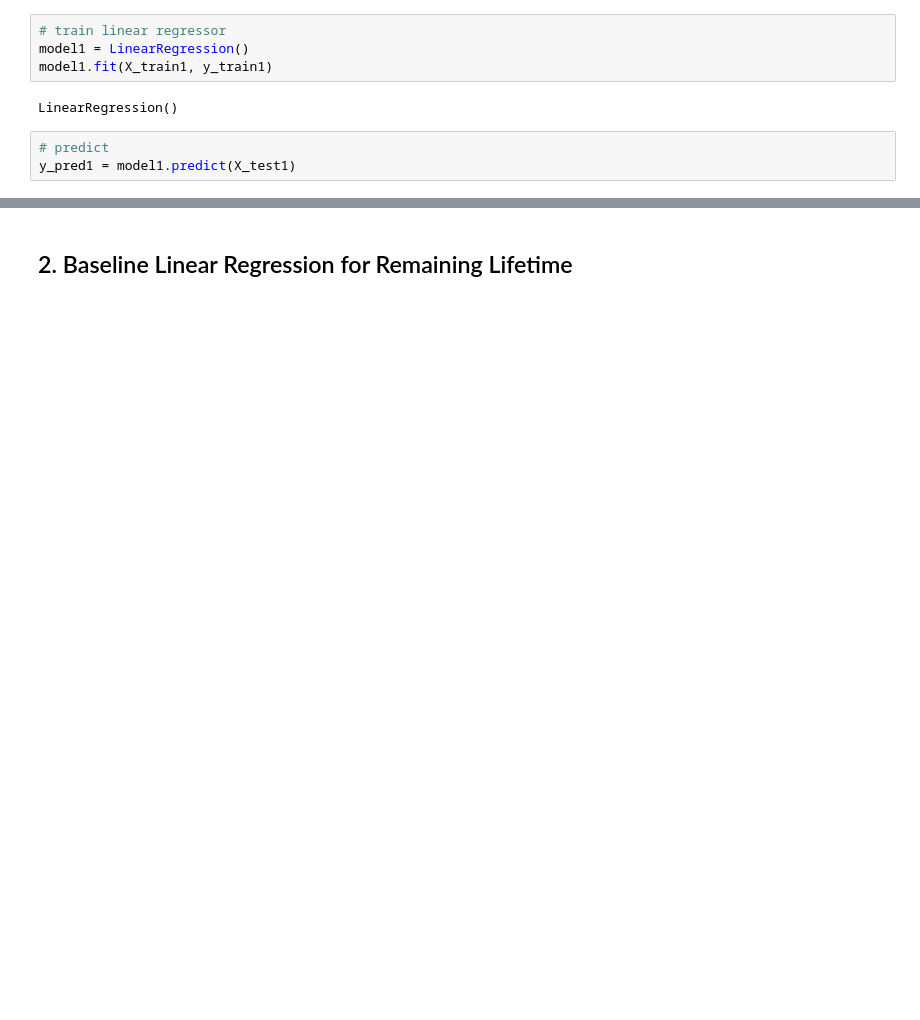
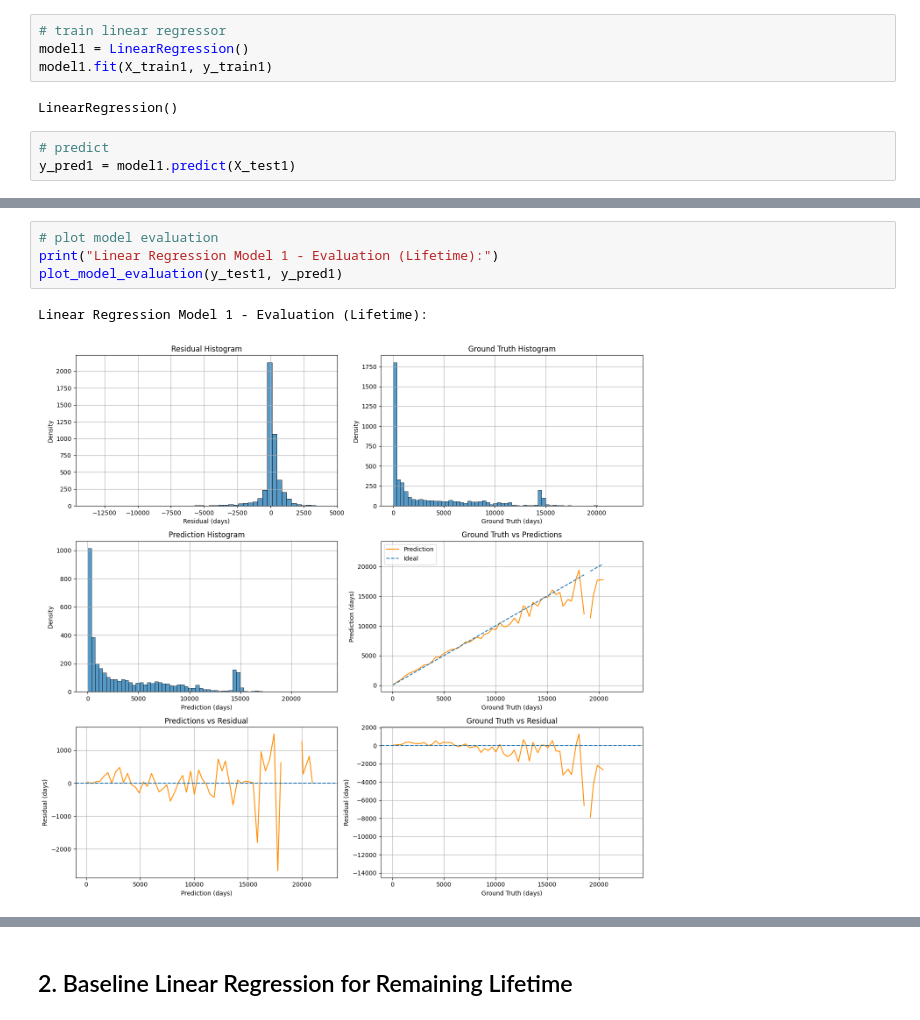
Before and after one commit to brianna404/BA_SpaceDebrisLifetimePrediction, a Jupyter notebook: Code/LifetimePrediction1_LinReg.ipynb, the cells around one changed output, grey strips where cells are left out. Saved outputs shown, nothing was run; the diff lists cells and outputs as text; blank space fills up the shorter version.

```diff
--- a/Code/LifetimePrediction1_LinReg.ipynb
+++ b/Code/LifetimePrediction1_LinReg.ipynb
@@ -230,0 +247,7 @@ print(calculate_threshold_metrics(y_test1, y_pred1))
+# %%
+# plot model evaluation
+print("Linear Regression Model 1 - Evaluation (Lifetime):")
+plot_model_evaluation(y_test1, y_pred1)
+# %% [output]
+Linear Regression Model 1 - Evaluation (Lifetime):
+[figure, added]
```
Also changed, not shown: parts of 26 cells of this notebook, 59 other files.
